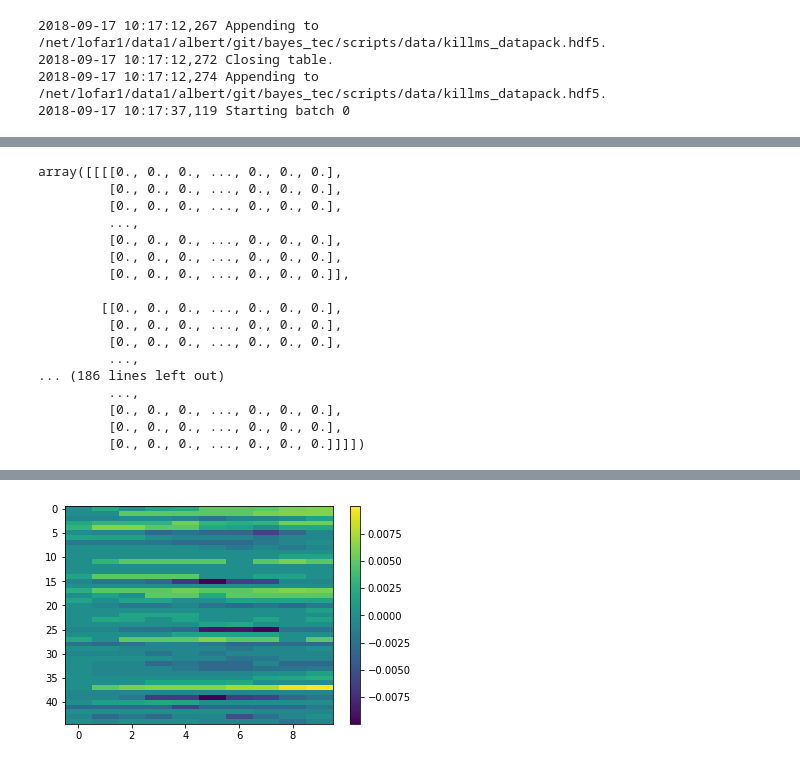
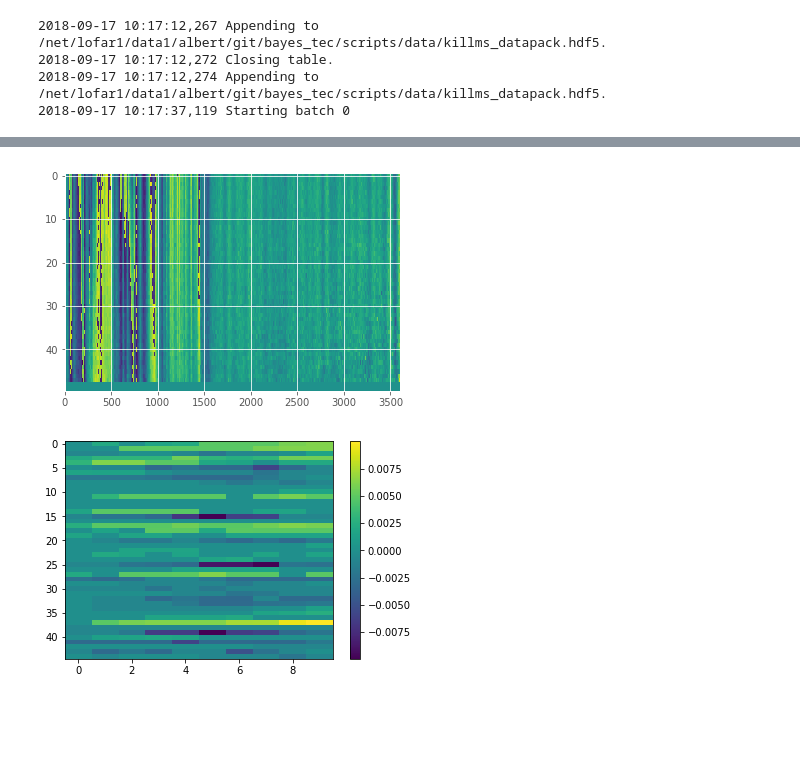
Before and after one commit to Joshuaalbert/bayes_tec, a Jupyter notebook: notebooks/devel/ml_bayes_opt.ipynb, the cells around one changed output, grey strips where cells are left out. Saved outputs shown, nothing was run; the diff lists cells and outputs as text; code cells hidden in the pictures; blank space fills up the shorter version.

Commit message:
heteroscedastic, coupled antennas, datapack bug fixes, encoded likelihood, speed improvements

```diff
--- a/notebooks/devel/ml_bayes_opt.ipynb
+++ b/notebooks/devel/ml_bayes_opt.ipynb
@@ -189,7 +191,6 @@ with DataPack('../../scripts/data/killms_datapack.hdf5') as datapack:
 2018-09-17 10:17:37,119 Starting batch 0
 # %%
 from bayes_tec.datapack import DataPack
-from bayes_tec.plotting.plot_datapack import plot_data_vs_solution
 import numpy as np
 import h5py
 
@@ -197,20 +198,26 @@ with h5py.File('./killms_ml.hdf5') as f:
     tec_ml = f['tec'][...]
     sigma_ml = f['sigma_ml'][...]
 
-with DataPack('../../scripts/data/killms_datapack.hdf5') as datapack:
+def wrap(phi):
+    return np.angle(np.exp(1j*phi))
+
+with DataPack('../../scripts/data/killms_datapack_3.hdf5') as datapack:
     datapack.select_all()
     axes = datapack.axes_phase
     timestamps, times = datapack.get_times(axes['time'])
     pol_labels, pols = datapack.get_pols(axes['pol'])
+    _, freqs = datapack.get_freqs(axes['freq'])
     datapack.delete_soltab('tec')
     datapack.add_freq_indep_tab('tec', times.mjd*86400., pols = pol_labels)
 
     var_ml = np.tile(np.square(sigma_ml),(4,1,1,1))
     datapack.tec = np.tile(tec_ml,(4,1,1,1))
-    datapack.weights_tec = var_ml
+    datapack.weights_tec = 1./var_ml
     tec, axes = datapack.tec
     tec_var, _ = datapack.weights_tec
-print(tec_var.astype(np.float64))
-
-# plot_data_vs_solution('../../scripts/data/killms_datapack.hdf5','ml_1dplots',solution_solset='sol000',ant_sel='RS210HBA',pol_sel=slice(0,1,1),freq_sel=slice(12,13,1))
+    phase,_ = datapack.phase
+    ml_phase = tec_ml[...,None,:]*-8.4480e9/freqs[:,None]
+    dphase = np.abs(wrap(wrap(phase) - wrap(ml_phase)))
+    datapack.weights_phase = 1./dphase**2
+    phase_var, _ = datapack.weights_phase
 # %% [output]
@@ -234,20 +228,0 @@ print(tec_var.astype(np.float64))
-# %%
-tec_var
-# %% [output]
-array([[[[0., 0., 0., ..., 0., 0., 0.],
-         [0., 0., 0., ..., 0., 0., 0.],
-         [0., 0., 0., ..., 0., 0., 0.],
-         ...,
-         [0., 0., 0., ..., 0., 0., 0.],
-         [0., 0., 0., ..., 0., 0., 0.],
-         [0., 0., 0., ..., 0., 0., 0.]],
-
-        [[0., 0., 0., ..., 0., 0., 0.],
-         [0., 0., 0., ..., 0., 0., 0.],
-         [0., 0., 0., ..., 0., 0., 0.],
-         ...,
-... (186 lines left out)
-         ...,
-         [0., 0., 0., ..., 0., 0., 0.],
-         [0., 0., 0., ..., 0., 0., 0.],
-         [0., 0., 0., ..., 0., 0., 0.]]]])
@@ -253,0 +233,11 @@ array([[[[0., 0., 0., ..., 0., 0., 0.],
+# %%
+from bayes_tec.datapack import DataPack
+
+with DataPack('../../scripts/data/killms_datapack.hdf5') as datapack:
+    datapack.select(ant='RS210HBA')
+    phase,axes = datapack.phase
+
+import pylab as plt
+plt.imshow(phase[0,11,0,:,:],aspect='auto')
+plt.show()
+# %% [output]
@@ -254,3 +248,4 @@ array([[[[0., 0., 0., ..., 0., 0., 0.],
+[figure, added]
 # %%
 import pylab as plt
 plt.imshow(tec_ml[0,:,0,:],aspect='auto')
```
Also changed, not shown: parts of 4 cells of this notebook, 11 other files.
